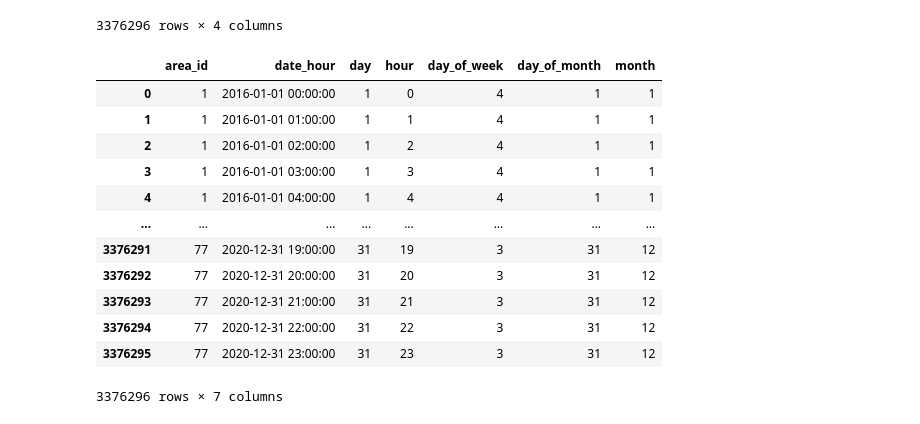
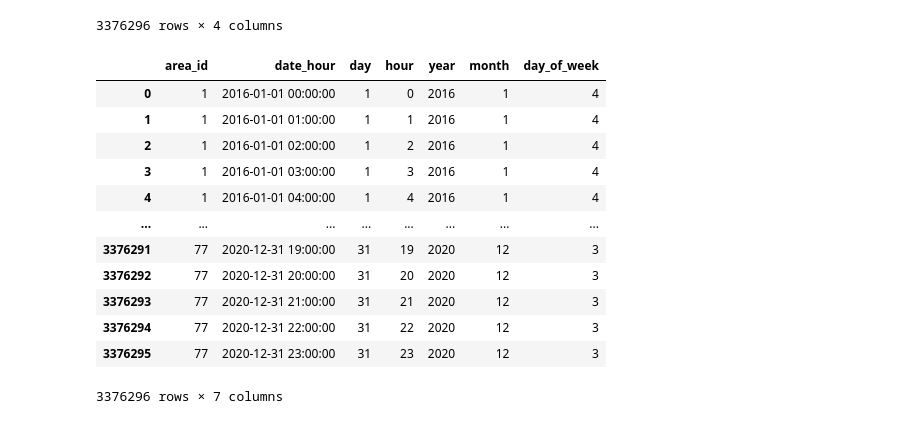
Before and after one commit to evanameyer1/Uncovering-New-Factors-In-Chicago-Crime-through-Regression-Models, a Jupyter notebook: models/notebooks/04_feature_engineering.ipynb, the cells around one changed output. Drawn from its saved outputs; the diff is of its cells as text; code cells hidden in the pictures.

```diff
--- a/models/notebooks/04_feature_engineering.ipynb
+++ b/models/notebooks/04_feature_engineering.ipynb
@@ -124,23 +115,24 @@ base_df
 | 3376295 | 77 | 2020-12-31 23:00:00 | 31 | 23 |
 3376296 rows × 4 columns
 # %%
+base_df['year'] = base_df['date_hour'].dt.year
+base_df['month'] = base_df['date_hour'].dt.month
+base_df['day'] = base_df['date_hour'].dt.day
 base_df['day_of_week'] = base_df['date_hour'].dt.dayofweek
-base_df['day_of_month'] = base_df['date_hour'].dt.day
-base_df['month'] = base_df['date_hour'].dt.month
 base_df
 # %% [output]
-|  | area_id | date_hour | day | hour | day_of_week | day_of_month | month |
-| 0 | 1 | 2016-01-01 00:00:00 | 1 | 0 | 4 | 1 | 1 |
-| 1 | 1 | 2016-01-01 01:00:00 | 1 | 1 | 4 | 1 | 1 |
-| 2 | 1 | 2016-01-01 02:00:00 | 1 | 2 | 4 | 1 | 1 |
-| 3 | 1 | 2016-01-01 03:00:00 | 1 | 3 | 4 | 1 | 1 |
-| 4 | 1 | 2016-01-01 04:00:00 | 1 | 4 | 4 | 1 | 1 |
+|  | area_id | date_hour | day | hour | year | month | day_of_week |
+| 0 | 1 | 2016-01-01 00:00:00 | 1 | 0 | 2016 | 1 | 4 |
+| 1 | 1 | 2016-01-01 01:00:00 | 1 | 1 | 2016 | 1 | 4 |
+| 2 | 1 | 2016-01-01 02:00:00 | 1 | 2 | 2016 | 1 | 4 |
+| 3 | 1 | 2016-01-01 03:00:00 | 1 | 3 | 2016 | 1 | 4 |
+| 4 | 1 | 2016-01-01 04:00:00 | 1 | 4 | 2016 | 1 | 4 |
 | ... | ... | ... | ... | ... | ... | ... | ... |
-| 3376291 | 77 | 2020-12-31 19:00:00 | 31 | 19 | 3 | 31 | 12 |
-| 3376292 | 77 | 2020-12-31 20:00:00 | 31 | 20 | 3 | 31 | 12 |
-| 3376293 | 77 | 2020-12-31 21:00:00 | 31 | 21 | 3 | 31 | 12 |
-| 3376294 | 77 | 2020-12-31 22:00:00 | 31 | 22 | 3 | 31 | 12 |
-| 3376295 | 77 | 2020-12-31 23:00:00 | 31 | 23 | 3 | 31 | 12 |
+| 3376291 | 77 | 2020-12-31 19:00:00 | 31 | 19 | 2020 | 12 | 3 |
+| 3376292 | 77 | 2020-12-31 20:00:00 | 31 | 20 | 2020 | 12 | 3 |
+| 3376293 | 77 | 2020-12-31 21:00:00 | 31 | 21 | 2020 | 12 | 3 |
+| 3376294 | 77 | 2020-12-31 22:00:00 | 31 | 22 | 2020 | 12 | 3 |
+| 3376295 | 77 | 2020-12-31 23:00:00 | 31 | 23 | 2020 | 12 | 3 |
 3376296 rows × 7 columns
 # %%
 clean_public_healthindicator = pd.read_csv('../../data/processed/clean_public_healthindicator.csv')
```
Also changed, not shown: parts of 32 cells of this notebook, 3 other files.
